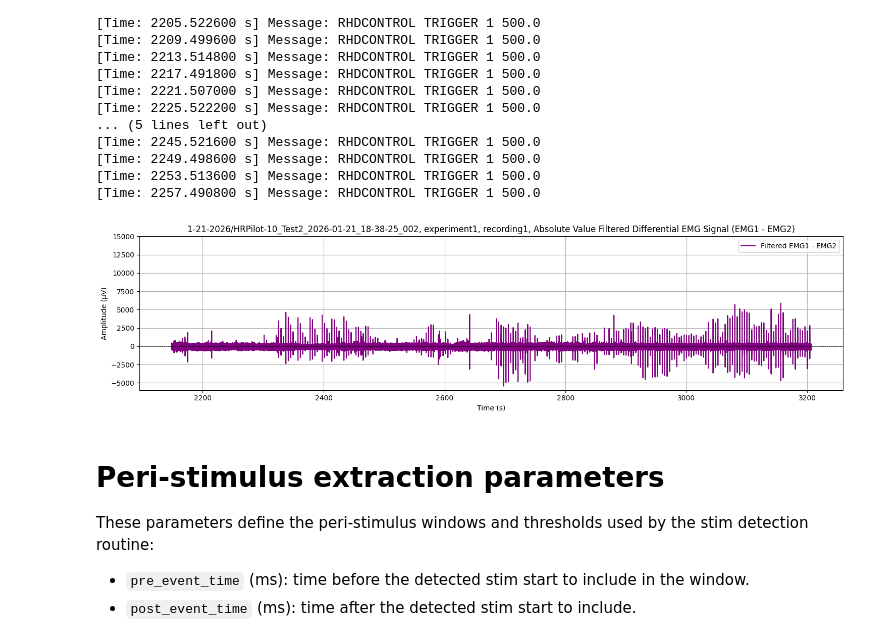
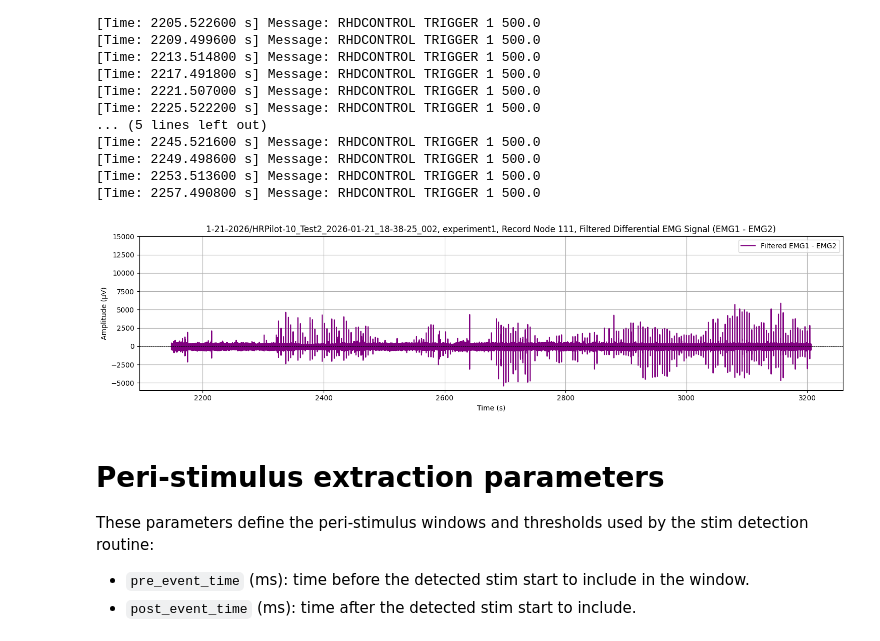
Before and after one commit to yahriels/Open-Ephys-H-Reflex-Python-Data-Analysis, a Jupyter notebook: src/open_ephys/analysis/H-reflex_Workbook_Example1.ipynb, the cells around one changed output. Saved outputs shown, nothing was run; the diff lists cells and outputs as text; code cells hidden in the pictures.

```diff
--- a/src/open_ephys/analysis/H-reflex_Workbook_Example1.ipynb
+++ b/src/open_ephys/analysis/H-reflex_Workbook_Example1.ipynb
@@ -243,35 +226,35 @@ Loaded 282 MessageCenter entries from 1-21-2026/HRPilot-10_Test2_2026-01-21_18-3
 # ==== EMG Processing ====
 emg1_raw = data[:, 2]
 emg2_raw = data[:, 3]
 differential = (emg2_raw - emg1_raw)
 lowcut = 100
 highcut = 1000
 
 b, a = butter(2, np.array([lowcut, highcut])/(sample_rate/2), btype='bandpass')
 
 differential_filt = lfilter(b, a, differential)
 differential_abs = np.abs(differential_filt)
 differential_emg = differential_filt
 
 
 # ==== Load ADC1 (for stim detection) ====
 adc1 = np.abs(data[:, 4])  # adjust if your ADC1 channel index differs
 
 
 # ==== Full Trace Plot ====
 plt.figure(figsize=(15, 4))
 plt.plot(timestamps, differential_emg, label="Filtered EMG1 - EMG2", color='purple')
 plt.axhline(0, color='black', linestyle='--', linewidth=0.5)
-plt.title(f"{directory}, {exp}, {yy}, Absolute Value Filtered Differential EMG Signal (EMG1 - EMG2)")
+plt.title(f"{directory}, {experiment_name}, {record_node_name}, Filtered Differential EMG Signal (EMG1 - EMG2)")
 plt.xlabel("Time (s)")
 plt.ylabel("Amplitude (μV)")
 plt.grid(True)
 plt.legend()
 plt.ylim(top=15000)
 plt.tight_layout()
 plt.show()
 # %% [output]
-[figure, old version]
+[figure, new version]
 # %% [markdown]
 # Peri‑stimulus extraction parameters
 
```
Also changed, not shown: parts of 5 cells of this notebook, 5 other files.
